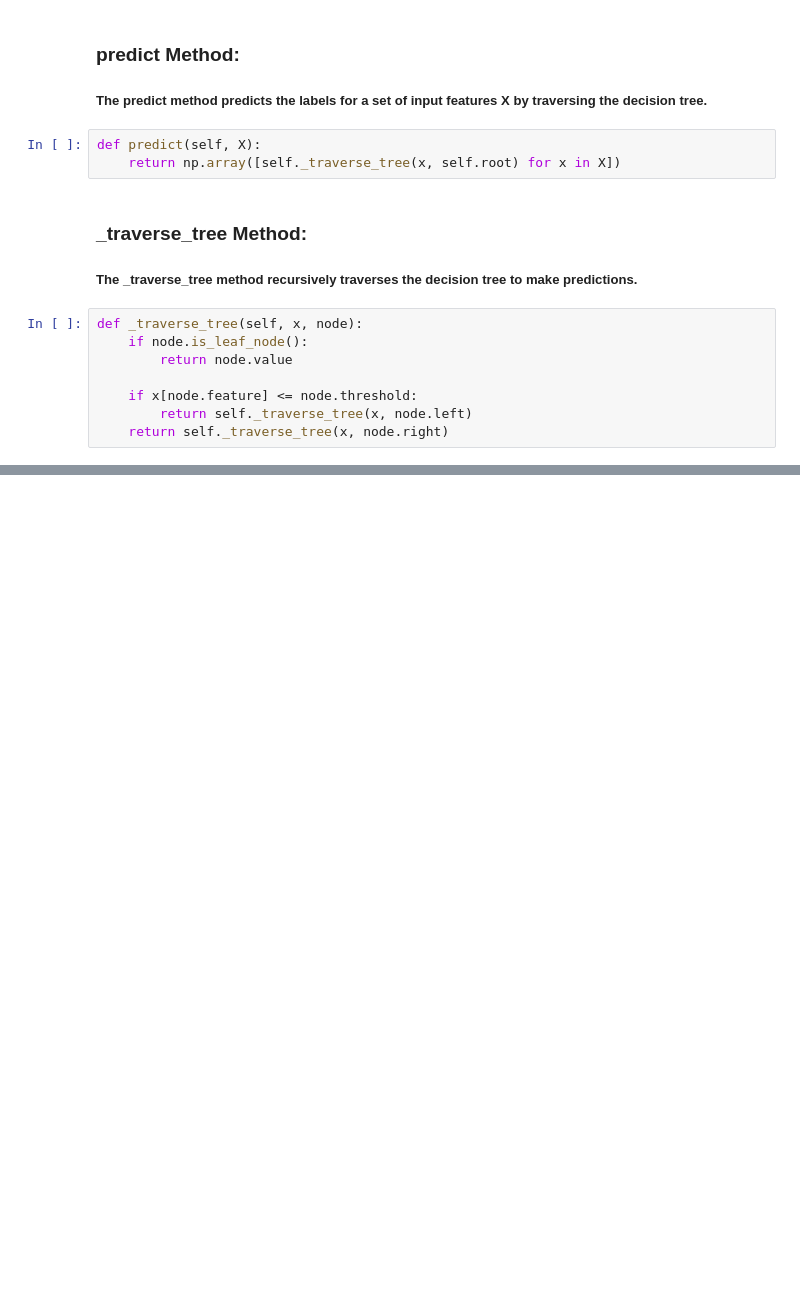
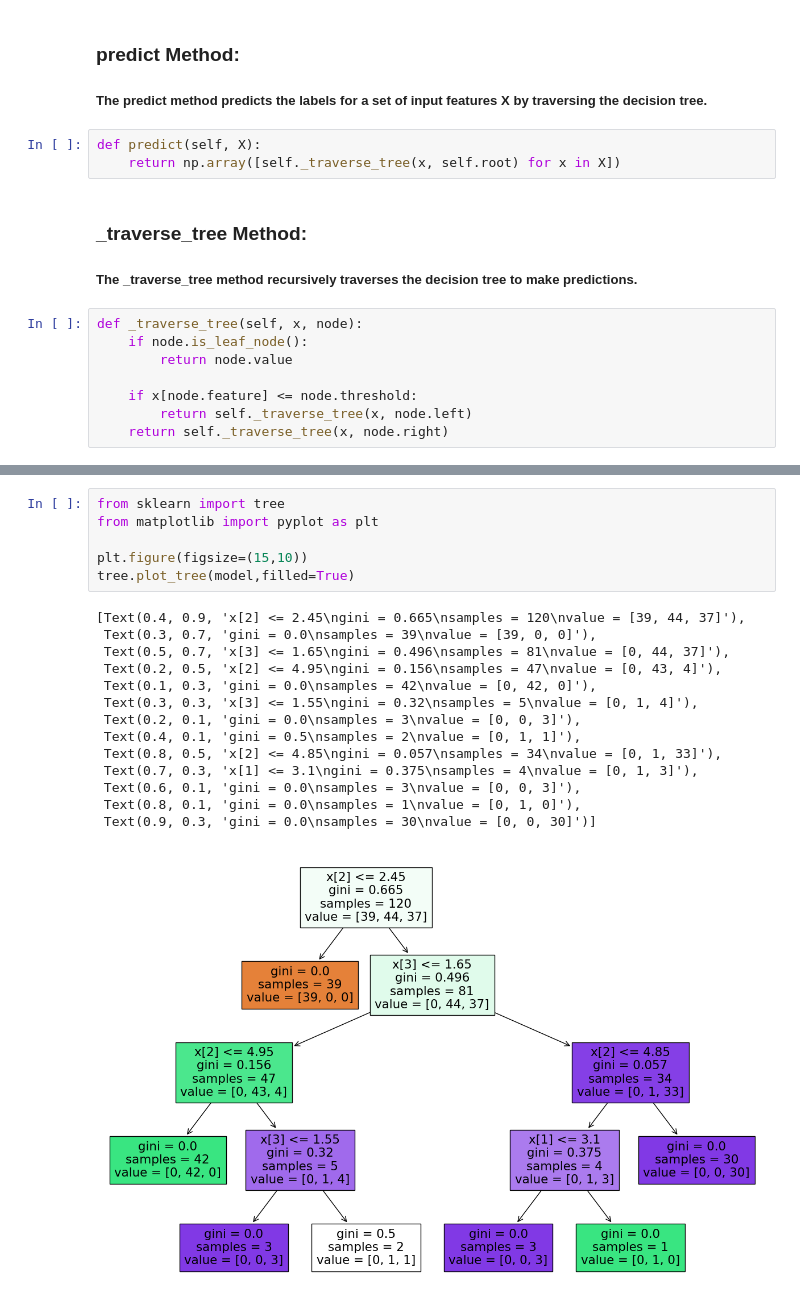
Before and after one commit to sujithsuresh56789/Machine_Learning_Algorithms, a Jupyter notebook: Decision_Tree_from_scratch.ipynb, the cells around one changed output, grey strips where cells are left out. Drawn from its saved outputs; the diff is of its cells as text; blank space fills up the shorter version.

```diff
--- a/Decision_Tree_from_scratch.ipynb
+++ b/Decision_Tree_from_scratch.ipynb
@@ -124,0 +224,21 @@ def _traverse_tree(self, x, node):
+# %%
+from sklearn import tree
+from matplotlib import pyplot as plt
+
+plt.figure(figsize=(15,10))
+tree.plot_tree(model,filled=True)
+# %% [output]
+[Text(0.4, 0.9, 'x[2] <= 2.45\ngini = 0.665\nsamples = 120\nvalue = [39, 44, 37]'),
+ Text(0.3, 0.7, 'gini = 0.0\nsamples = 39\nvalue = [39, 0, 0]'),
+ Text(0.5, 0.7, 'x[3] <= 1.65\ngini = 0.496\nsamples = 81\nvalue = [0, 44, 37]'),
+ Text(0.2, 0.5, 'x[2] <= 4.95\ngini = 0.156\nsamples = 47\nvalue = [0, 43, 4]'),
+ Text(0.1, 0.3, 'gini = 0.0\nsamples = 42\nvalue = [0, 42, 0]'),
+ Text(0.3, 0.3, 'x[3] <= 1.55\ngini = 0.32\nsamples = 5\nvalue = [0, 1, 4]'),
+ Text(0.2, 0.1, 'gini = 0.0\nsamples = 3\nvalue = [0, 0, 3]'),
+ Text(0.4, 0.1, 'gini = 0.5\nsamples = 2\nvalue = [0, 1, 1]'),
+ Text(0.8, 0.5, 'x[2] <= 4.85\ngini = 0.057\nsamples = 34\nvalue = [0, 1, 33]'),
+ Text(0.7, 0.3, 'x[1] <= 3.1\ngini = 0.375\nsamples = 4\nvalue = [0, 1, 3]'),
+ Text(0.6, 0.1, 'gini = 0.0\nsamples = 3\nvalue = [0, 0, 3]'),
+ Text(0.8, 0.1, 'gini = 0.0\nsamples = 1\nvalue = [0, 1, 0]'),
+ Text(0.9, 0.3, 'gini = 0.0\nsamples = 30\nvalue = [0, 0, 30]')]
+[figure, added]
```
Also changed, not shown: parts of 13 cells of this notebook, 4 other files.
